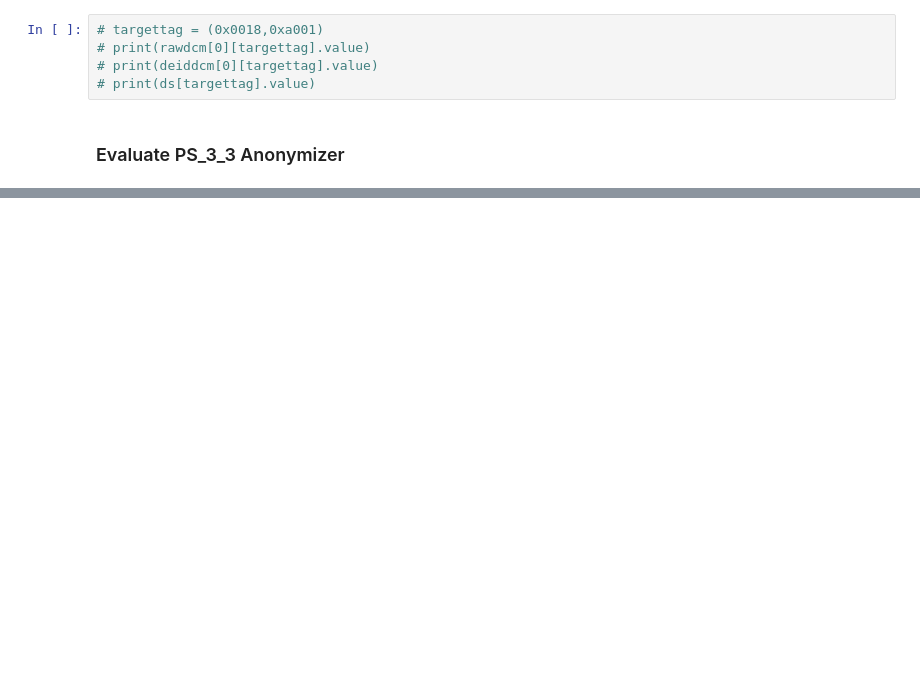
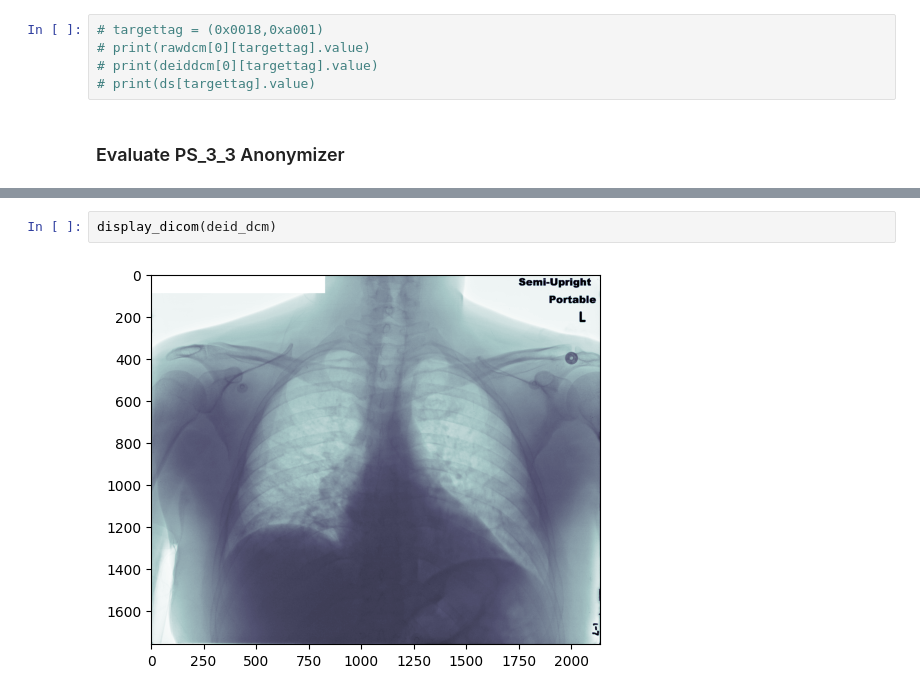
Before and after one commit to MIC-DKFZ/miccai2024_midi-b-submission, a Jupyter notebook: notebooks/evaluation.ipynb, the cells around one changed output, grey strips where cells are left out. Saved outputs shown, nothing was run; the diff lists cells and outputs as text; blank space fills up the shorter version.

```diff
--- a/notebooks/evaluation.ipynb
+++ b/notebooks/evaluation.ipynb
@@ -158,0 +181,4 @@ with open(deidentfied_dcm_path, 'rb') as infile:
+# %%
+display_dicom(deid_dcm)
+# %% [output]
+[figure, added]
```
Also changed, not shown: parts of 14 cells of this notebook, 6 other files.
